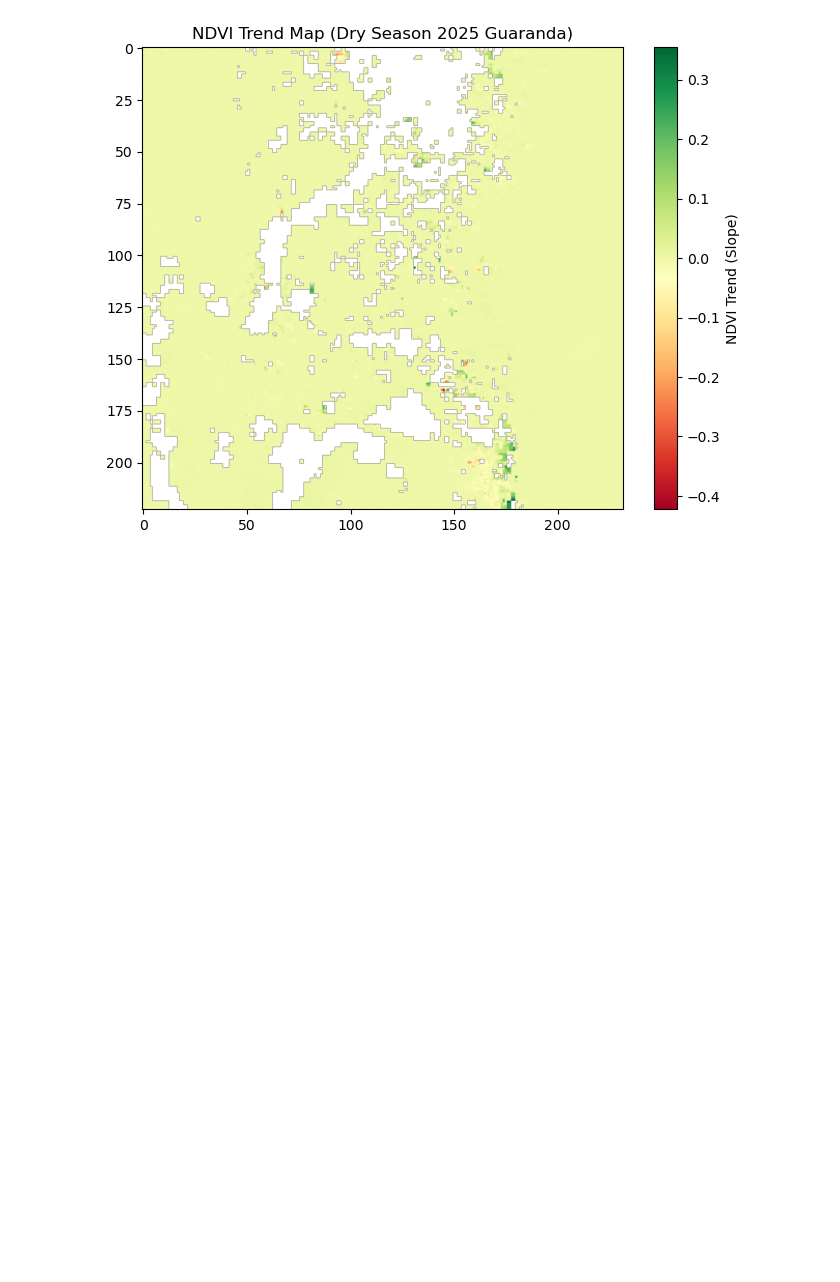
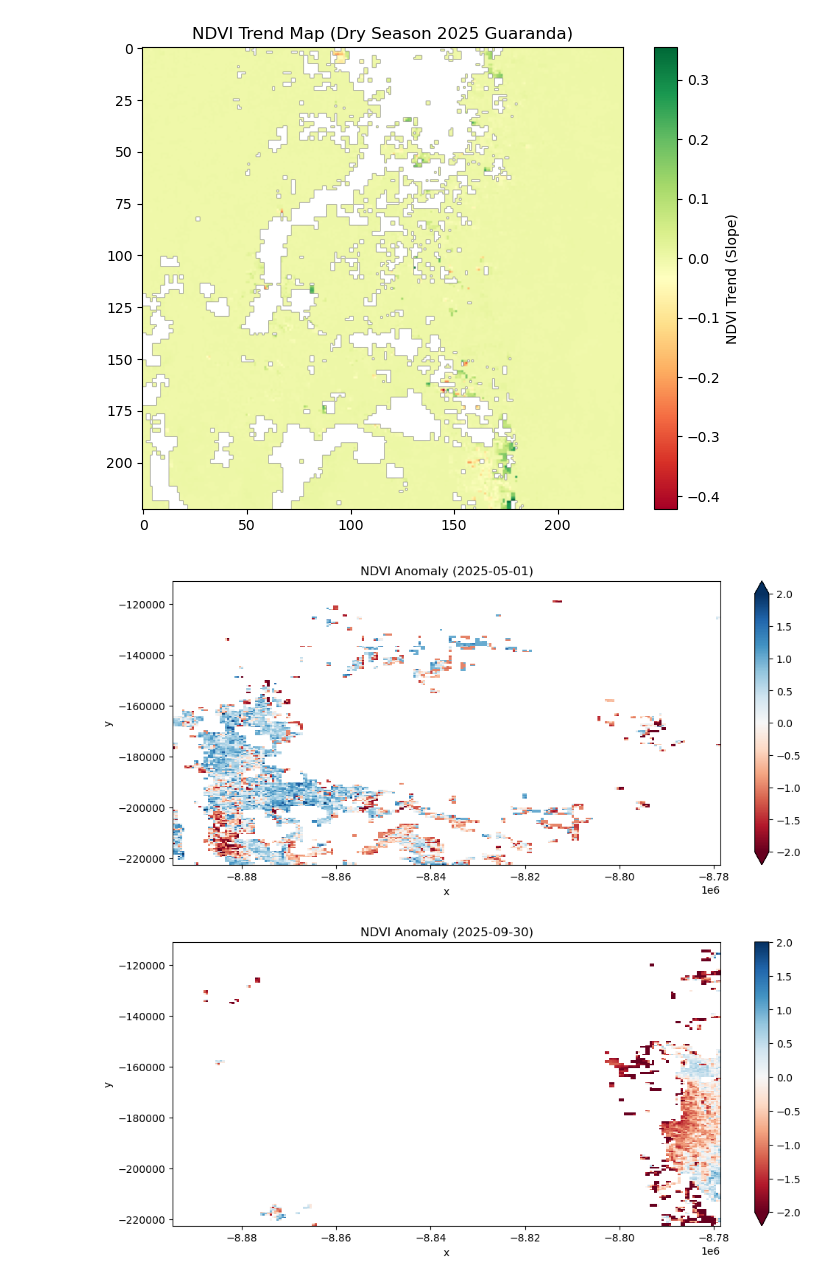
Before and after one commit to francescofustinoni/earthlab, a Jupyter notebook: GeospatialBasicAnalysis/DrySeasonMODISmeanNDVIGuaranda.ipynb, the cells around one changed output. Drawn from its saved outputs; the diff is of its cells as text; code cells hidden in the pictures; blank space fills up the shorter version.

Commit message:
NDVI anomaly detection

```diff
--- a/GeospatialBasicAnalysis/DrySeasonMODISmeanNDVIGuaranda.ipynb
+++ b/GeospatialBasicAnalysis/DrySeasonMODISmeanNDVIGuaranda.ipynb
@@ -490,3 +490,26 @@ plt.title('NDVI Trend Map (Dry Season 2025 Guaranda)')
 plt.show()
 # %% [output]
 [figure]
+# %%
+# NDVI ANOMALY DETECTION
+# Compute z-score anomaly for each date relative to the dry season mean
+
+mean_ndvi = ndvi.mean(dim="time", skipna=True)
+std_ndvi_stack = ndvi.std(dim='time', skipna=True)
+
+# Anomaly: (ndvi_t - mean) / std
+ndvi_anomaly = (ndvi - mean_ndvi)/std_ndvi_stack
+
+# Plot the anomaly for the first and last days of the period
+plt.figure(figsize=(12, 5))
+ndvi_anomaly.isel(time=0).plot(cmap='RdBu', vmin=-2, vmax=2)
+plt.title(f"NDVI Anomaly ({str(ndvi['time'].values[0])[:10]})")
+plt.show()
+
+plt.figure(figsize=(12, 5))
+ndvi_anomaly.isel(time=-1).plot(cmap='RdBu', vmin=-2, vmax=2)
+plt.title(f"NDVI Anomaly ({str(ndvi['time'].values[-1])[:10]})")
+plt.show()
+# %% [output]
+[figure, added]
+[figure, added]
```
